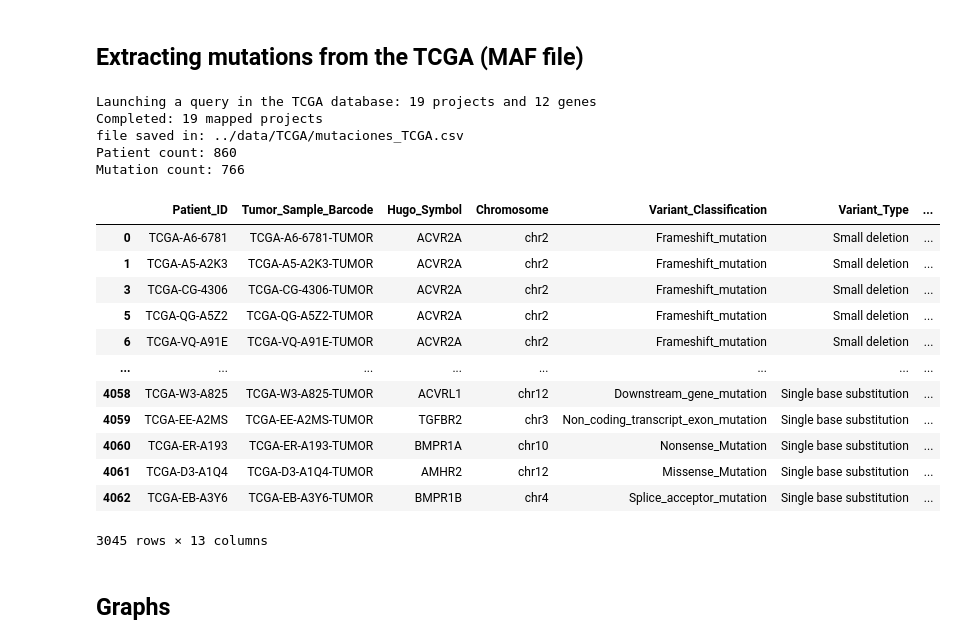
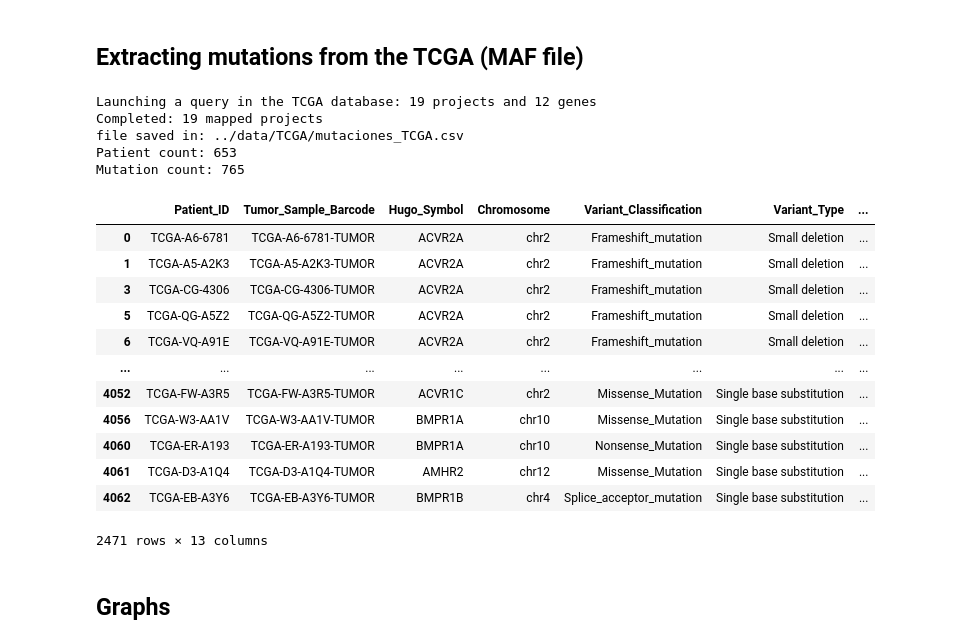
Before and after one commit to Nanocell-Lab/TCancer_RareDiseases, a Jupyter notebook: src/01_TCGA.ipynb, the cells around one changed output. Saved outputs shown, nothing was run; the diff lists cells and outputs as text; code cells hidden in the pictures.

```diff
--- a/src/01_TCGA.ipynb
+++ b/src/01_TCGA.ipynb
@@ -142,41 +138,44 @@ maf_genes = pd.DataFrame(mut_list)
 # Mapear cancer
 #cancer_sites = {}
 
 maf_genes["cancer_type"] = maf_genes["Project_ID"].map(projects_gdc)
 
 #Eliminar muatciones silent
 maf_genes = maf_genes.loc[~(maf_genes["Variant_Classification"]=="Silent")]
 
 maf_genes = maf_genes.dropna(subset="cancer_type")
 maf_genes = maf_genes.dropna(subset="HGVSp_Short")
 print(f"Completed: {maf_genes['Project_ID'].nunique()} mapped projects")
 
+maf_genes["HGVSp_Short"] = maf_genes["HGVSp_Short"].replace("p.?", np.nan)
+maf_genes = maf_genes.dropna(subset=["HGVSp_Short"])
+
 # Guardar a CSV inmediatamente
 file_path = "../data/TCGA/mutaciones_TCGA.csv"
 maf_genes.to_csv(file_path, index=False)
 print(f"file saved in: {file_path}")
 print(f"Patient count: {maf_genes['Patient_ID'].nunique()}")
 print(f"Mutation count: {maf_genes['HGVSp_Short'].nunique()}")
 maf_genes
 # %% [output]
 Launching a query in the TCGA database: 19 projects and 12 genes
 Completed: 19 mapped projects
 file saved in: ../data/TCGA/mutaciones_TCGA.csv
-Patient count: 860
-Mutation count: 766
+Patient count: 653
+Mutation count: 765
 |  | Patient_ID | Tumor_Sample_Barcode | Hugo_Symbol | Chromosome | Variant_Classification | Variant_Type | ... |
 | 0 | TCGA-A6-6781 | TCGA-A6-6781-TUMOR | ACVR2A | chr2 | Frameshift_mutation | Small deletion | ... |
 | 1 | TCGA-A5-A2K3 | TCGA-A5-A2K3-TUMOR | ACVR2A | chr2 | Frameshift_mutation | Small deletion | ... |
 | 3 | TCGA-CG-4306 | TCGA-CG-4306-TUMOR | ACVR2A | chr2 | Frameshift_mutation | Small deletion | ... |
 | 5 | TCGA-QG-A5Z2 | TCGA-QG-A5Z2-TUMOR | ACVR2A | chr2 | Frameshift_mutation | Small deletion | ... |
 | 6 | TCGA-VQ-A91E | TCGA-VQ-A91E-TUMOR | ACVR2A | chr2 | Frameshift_mutation | Small deletion | ... |
 | ... | ... | ... | ... | ... | ... | ... | ... |
-| 4058 | TCGA-W3-A825 | TCGA-W3-A825-TUMOR | ACVRL1 | chr12 | Downstream_gene_mutation | Single base substitution | ... |
-| 4059 | TCGA-EE-A2MS | TCGA-EE-A2MS-TUMOR | TGFBR2 | chr3 | Non_coding_transcript_exon_mutation | Single base substitution | ... |
+| 4052 | TCGA-FW-A3R5 | TCGA-FW-A3R5-TUMOR | ACVR1C | chr2 | Missense_Mutation | Single base substitution | ... |
+| 4056 | TCGA-W3-AA1V | TCGA-W3-AA1V-TUMOR | BMPR1A | chr10 | Missense_Mutation | Single base substitution | ... |
 | 4060 | TCGA-ER-A193 | TCGA-ER-A193-TUMOR | BMPR1A | chr10 | Nonsense_Mutation | Single base substitution | ... |
 | 4061 | TCGA-D3-A1Q4 | TCGA-D3-A1Q4-TUMOR | AMHR2 | chr12 | Missense_Mutation | Single base substitution | ... |
 | 4062 | TCGA-EB-A3Y6 | TCGA-EB-A3Y6-TUMOR | BMPR1B | chr4 | Splice_acceptor_mutation | Single base substitution | ... |
-3045 rows × 13 columns
+2471 rows × 13 columns
 # %% [markdown]
 ## Graphs
 # %%
```
Also changed, not shown: parts of 11 cells of this notebook, 2 other files.
